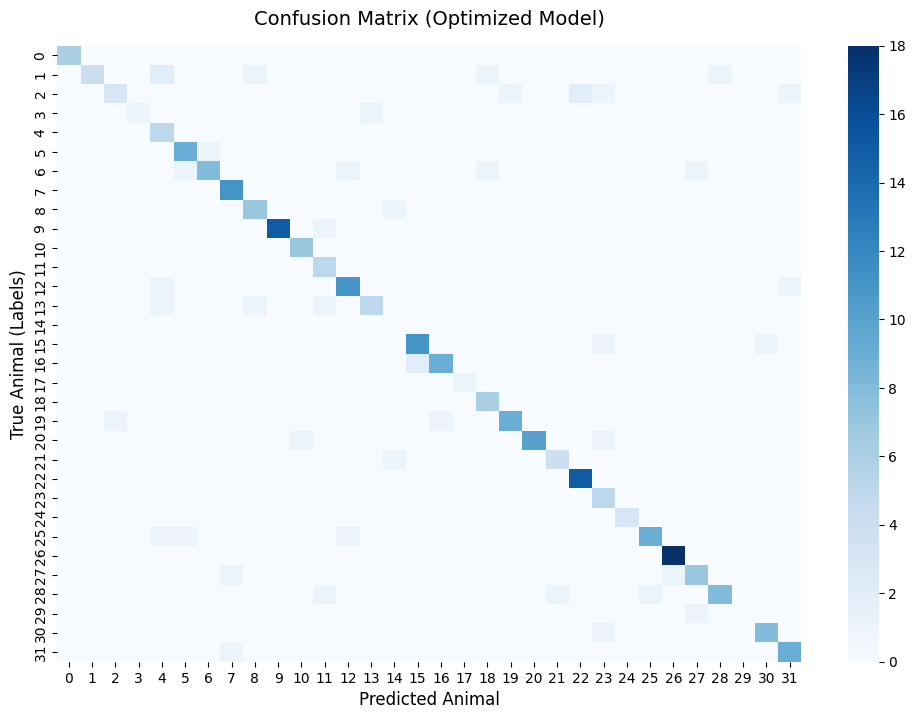
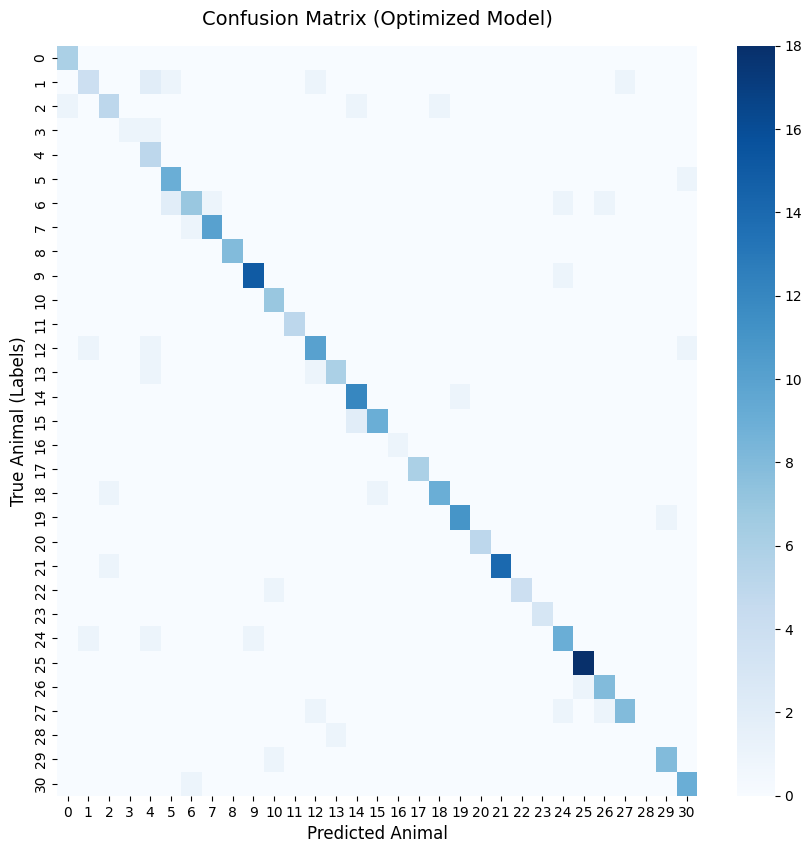
The notebook cell's code change between the first figure and the second:
--- before
+++ after
@@ -15,6 +15,6 @@
 cm_new = confusion_matrix(y_true_classes, y_pred_classes_new)
 
-# 3. Plotting the Clean Chart
-plt.figure(figsize=(12, 8))
+
+plt.figure(figsize=(10, 10))
 sns.heatmap(cm_new, annot=False, cmap='Blues', fmt='g')
 
@@ -22,5 +22,8 @@
 plt.xlabel('Predicted Animal', fontsize=12)
 plt.ylabel('True Animal (Labels)', fontsize=12)
+
+
+plt.subplots_adjust(left=0.15, bottom=0.15, right=0.95, top=0.9)
 plt.show()
 
-print("\n[SUCCESS] The confusion matrix has been created!")
+print("\nConfusion matrix creation complete.")

Commit: Add files via upload